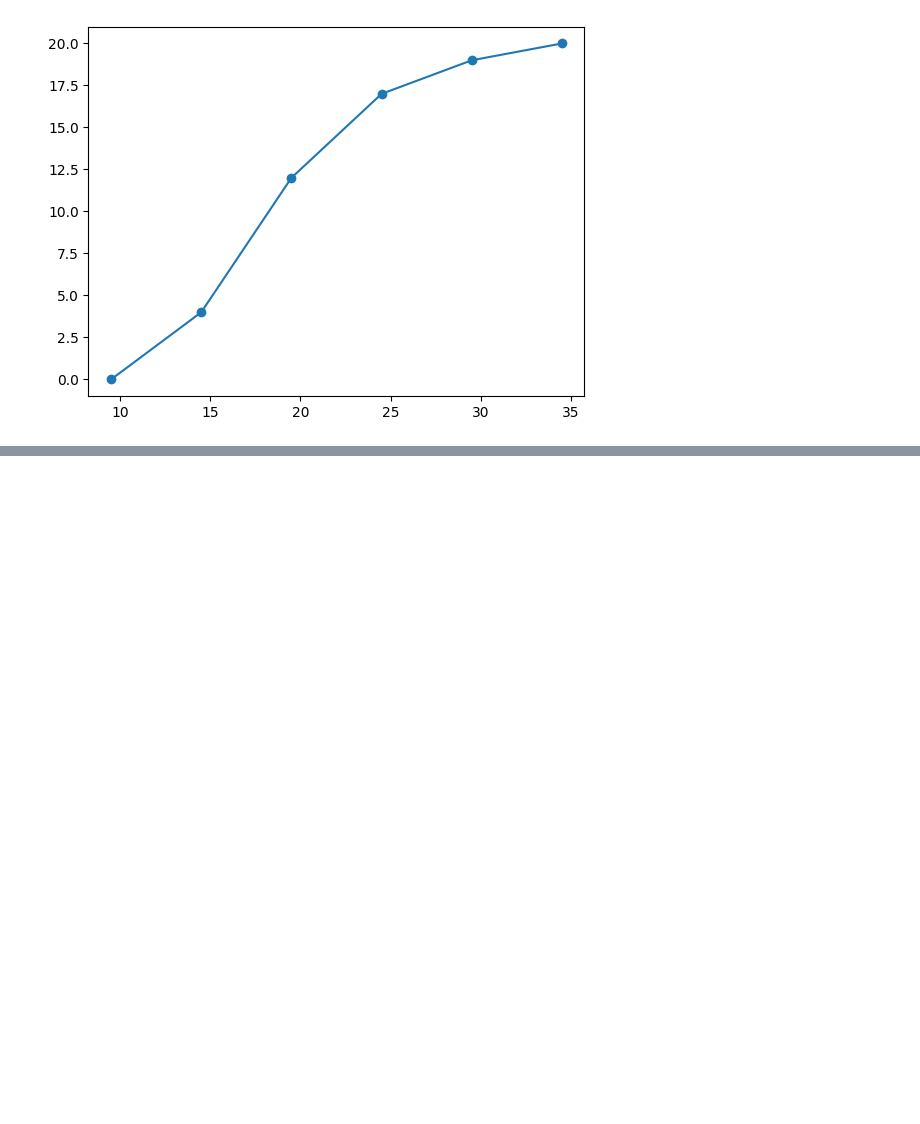
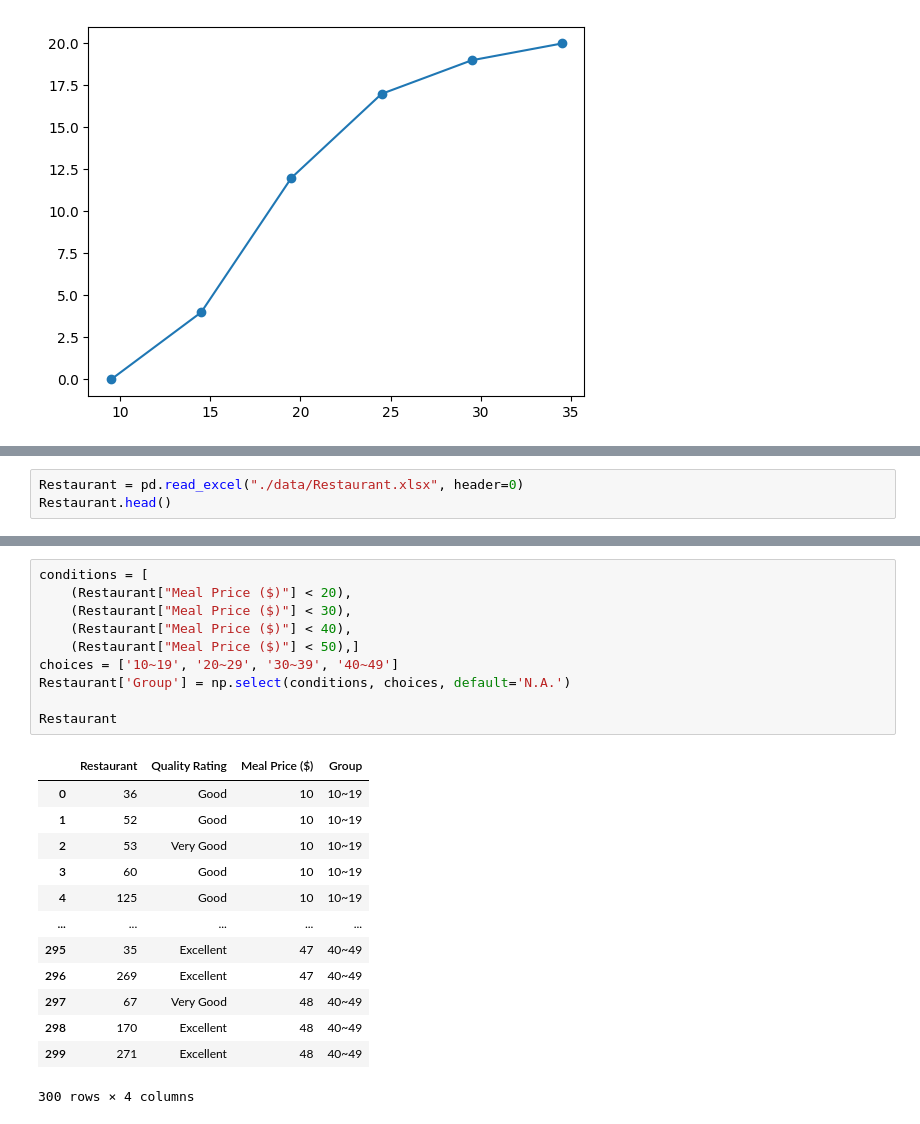
Before and after one commit to Hwijune/hackt, a Jupyter notebook: study/05_Statistical_analysis/01.ipynb, the cells around one changed output, grey strips where cells are left out. Drawn from its saved outputs; the diff is of its cells as text; blank space fills up the shorter version.

```diff
--- a/study/05_Statistical_analysis/01.ipynb
+++ b/study/05_Statistical_analysis/01.ipynb
@@ -166,0 +169,3 @@ plt.plot(x_value, y_value, marker='o')
+# %%
+Restaurant = pd.read_excel("./data/Restaurant.xlsx", header=0)
+Restaurant.head()
@@ -166,0 +179,24 @@ plt.plot(x_value, y_value, marker='o')
+# %%
+conditions = [
+    (Restaurant["Meal Price ($)"] < 20),
+    (Restaurant["Meal Price ($)"] < 30),
+    (Restaurant["Meal Price ($)"] < 40),
+    (Restaurant["Meal Price ($)"] < 50),]
+choices = ['10~19', '20~29', '30~39', '40~49']
+Restaurant['Group'] = np.select(conditions, choices, default='N.A.')
+
+Restaurant
+# %% [output]
+|  | Restaurant | Quality Rating | Meal Price ($) | Group |
+| 0 | 36 | Good | 10 | 10~19 |
+| 1 | 52 | Good | 10 | 10~19 |
+| 2 | 53 | Very Good | 10 | 10~19 |
+| 3 | 60 | Good | 10 | 10~19 |
+| 4 | 125 | Good | 10 | 10~19 |
+| ... | ... | ... | ... | ... |
+| 295 | 35 | Excellent | 47 | 40~49 |
+| 296 | 269 | Excellent | 47 | 40~49 |
+| 297 | 67 | Very Good | 48 | 40~49 |
+| 298 | 170 | Excellent | 48 | 40~49 |
+| 299 | 271 | Excellent | 48 | 40~49 |
+300 rows × 4 columns
```
Also changed, not shown: parts of 20 cells of this notebook.
